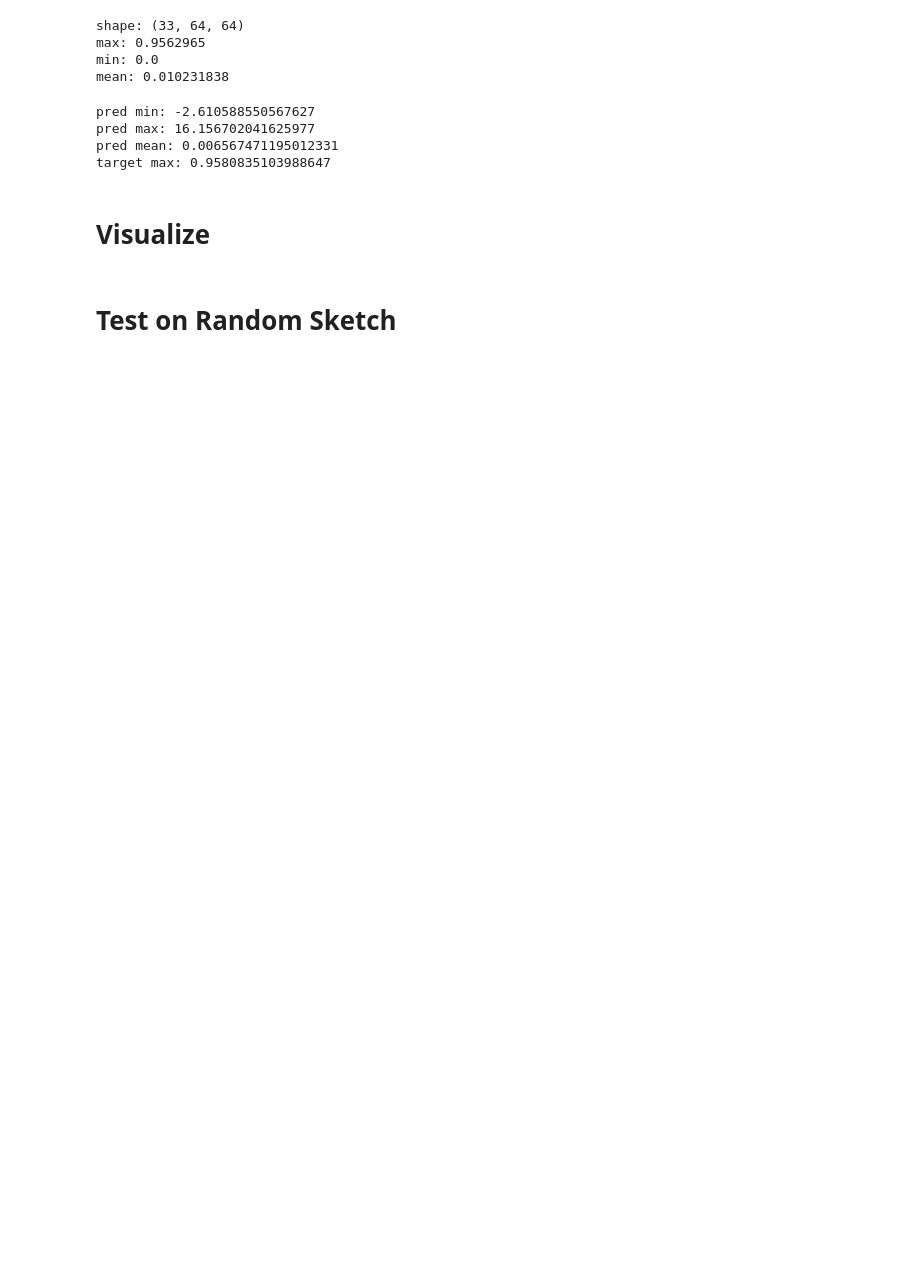
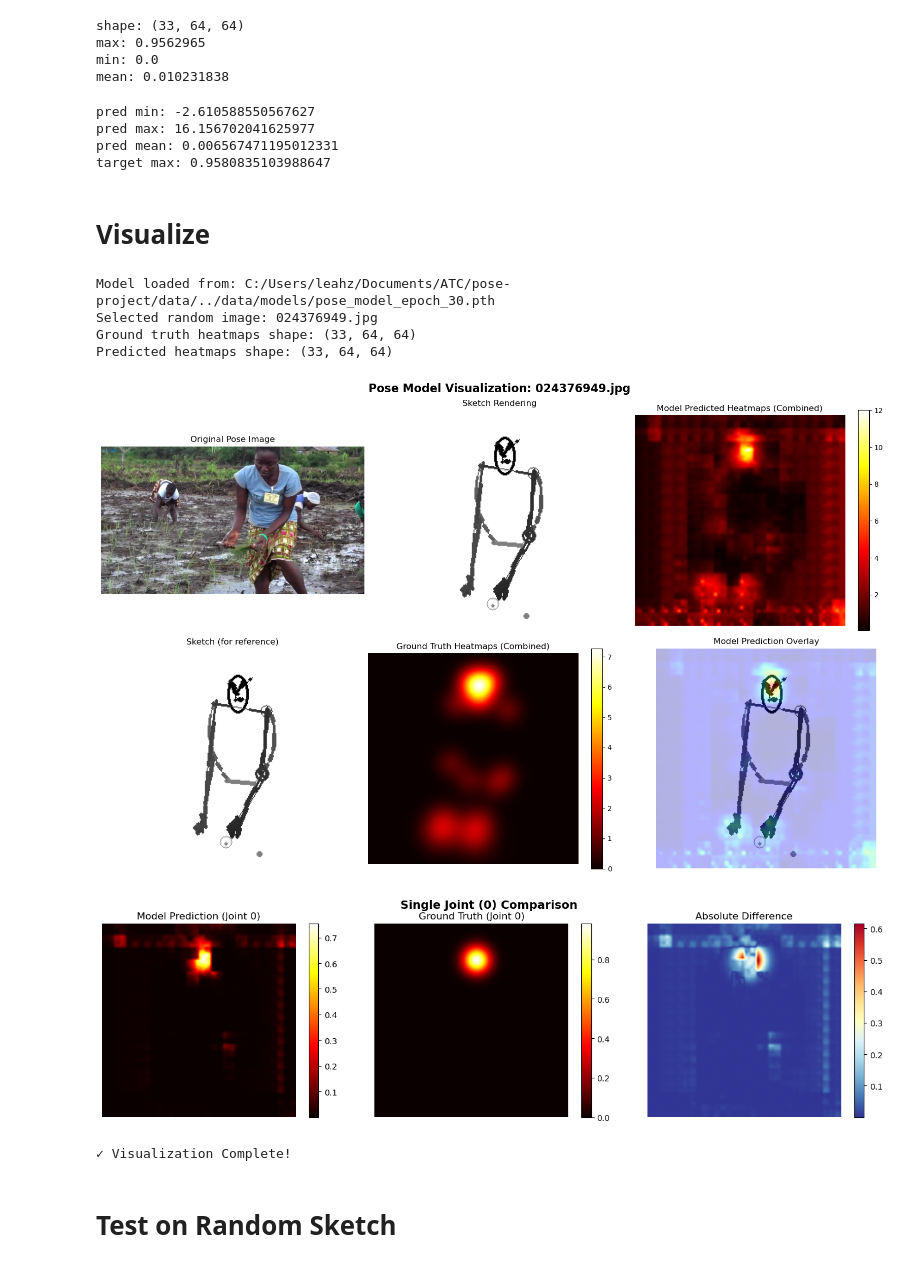
Before and after one commit to Leahie/pose-project, a Jupyter notebook: research/sketch_to_pose.ipynb, the cells around one changed output. Saved outputs shown, nothing was run; the diff lists cells and outputs as text; code cells hidden in the pictures; blank space fills up the shorter version.

```diff
--- a/research/sketch_to_pose.ipynb
+++ b/research/sketch_to_pose.ipynb
@@ -1421,7 +1418,7 @@ from pathlib import Path
 # ============================================================
 # 1. LOAD THE TRAINED MODEL
 # ============================================================
-model_save_path = f"{PATH}/../data/models/pose_model_epoch_100.pth"
+model_save_path = f"{PATH}/../data/models/pose_model_epoch_30.pth"
 loaded_model = load_model(model_save_path)
 print(f"Model loaded from: {model_save_path}")
 
@@ -1470,7 +1467,7 @@ sketch_tensor = composite_sketch_on_white(sketch_rgba)  # RGB (256, 256, 3)
 # ============================================================
 # 5. GENERATE GROUND TRUTH HEATMAPS
 # ============================================================
-ground_truth_heatmaps = construct_bounded_gaussian_from_landmarks(
+ground_truth_heatmaps, _ = construct_bounded_gaussian_from_landmarks(
     random_detection_result,
     edges
 )
@@ -1554,33 +1551,41 @@ fig, axes = plt.subplots(1, 3, figsize=(14, 4))
 fig.suptitle("Single Joint (0) Comparison", fontsize=14, fontweight='bold')
 
 # Predicted heatmap for joint 0
 ax = axes[0]
 predicted_j0 = cv2.resize(predicted_heatmaps_np[0], (256, 256))
 im = ax.imshow(predicted_j0, cmap='hot')
 ax.set_title("Model Prediction (Joint 0)")
 ax.axis('off')
 plt.colorbar(im, ax=ax)
 
 # Ground truth heatmap for joint 0
 ax = axes[1]
 gt_j0 = cv2.resize(ground_truth_heatmaps[0], (256, 256))
 im = ax.imshow(gt_j0, cmap='hot')
 ax.set_title("Ground Truth (Joint 0)")
 ax.axis('off')
 plt.colorbar(im, ax=ax)
 
 # Difference
 ax = axes[2]
 diff = np.abs(predicted_j0 - gt_j0)
 im = ax.imshow(diff, cmap='RdYlBu_r')
 ax.set_title("Absolute Difference")
 ax.axis('off')
 plt.colorbar(im, ax=ax)
 
 plt.tight_layout()
 plt.show()
 
 print("\n✓ Visualization Complete!")
+# %% [output]
+Model loaded from: C:/Users/leahz/Documents/ATC/pose-project/data/../data/models/pose_model_epoch_30.pth
+Selected random image: 024376949.jpg
+Ground truth heatmaps shape: (33, 64, 64)
+Predicted heatmaps shape: (33, 64, 64)
+[figure, added]
+[figure, added]
+✓ Visualization Complete!
 # %% [markdown]
 # Test on Random Sketch
 # %%
```
Also changed, not shown: parts of 13 cells of this notebook.
